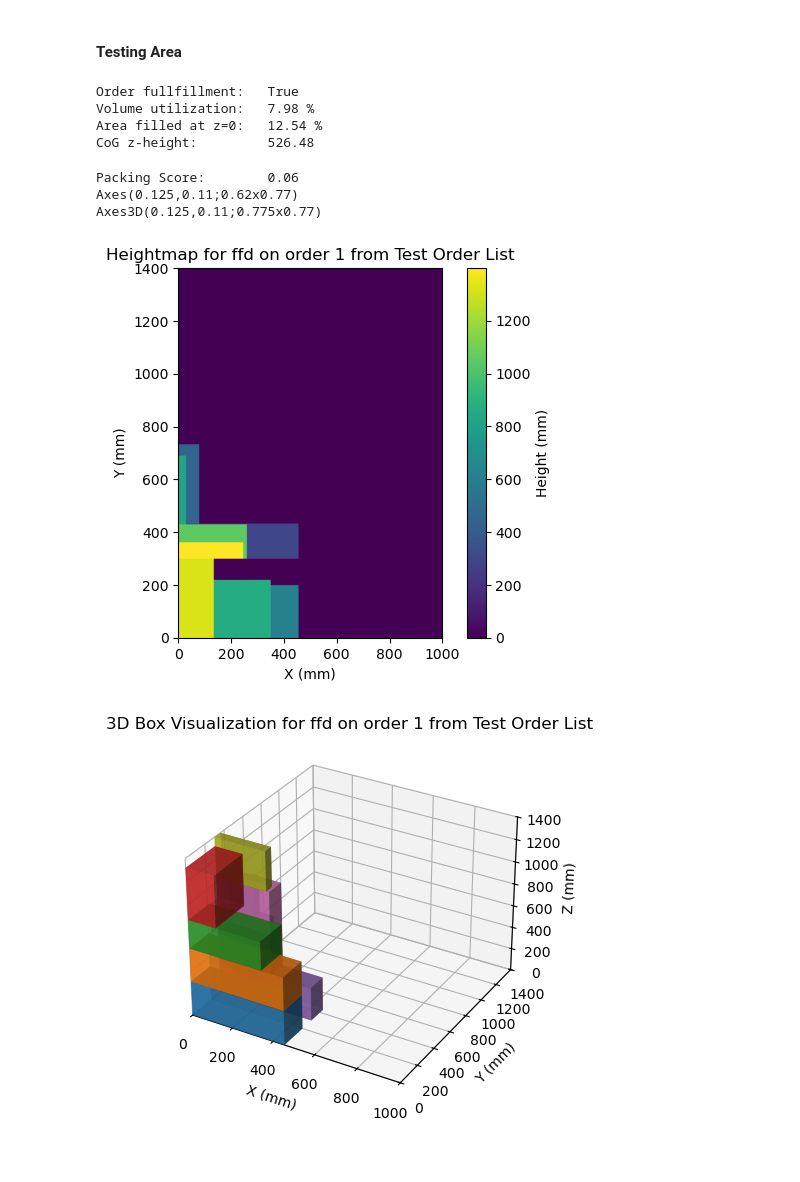
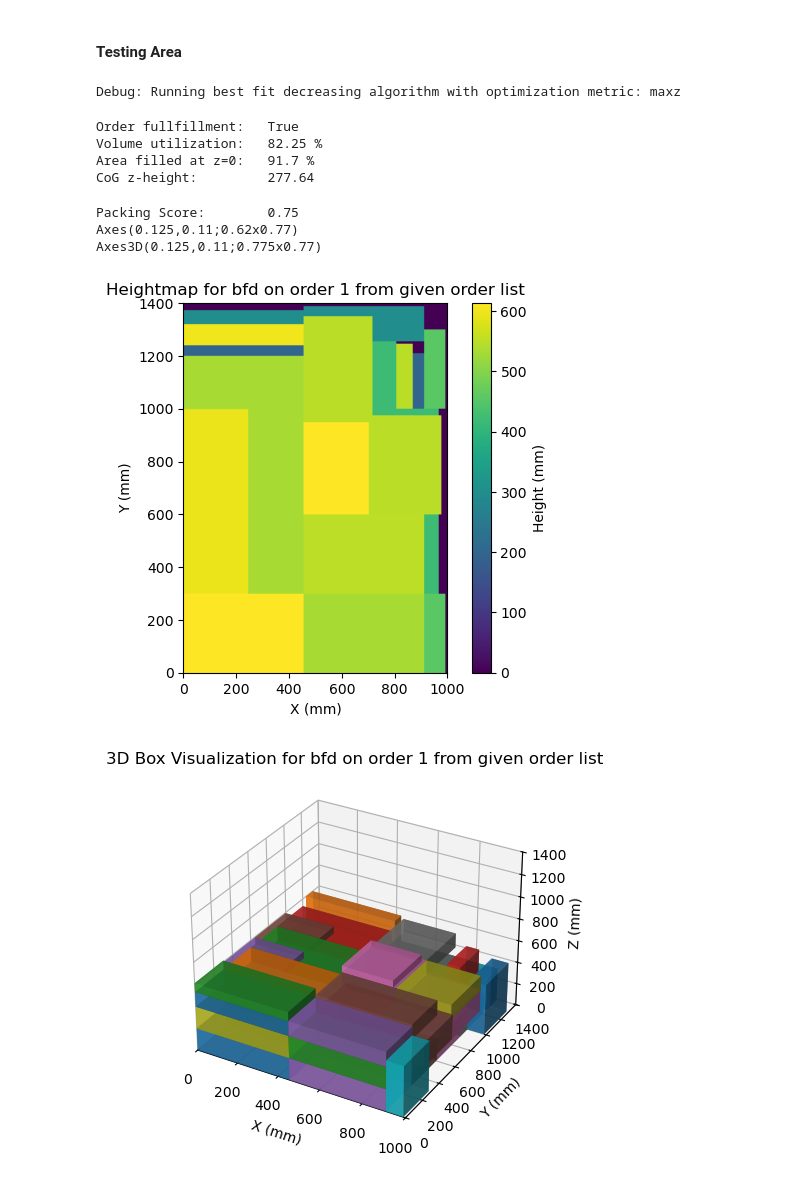
Before and after one commit to xXxCodeSlayerxXx/thesis, a Jupyter notebook: boxoptimizer.ipynb, the cells around one changed output. Saved outputs shown, nothing was run; the diff lists cells and outputs as text; code cells hidden in the pictures.

Commit message:
Added Best Fit Decreasing Algo!

```diff
--- a/boxoptimizer.ipynb
+++ b/boxoptimizer.ipynb
@@ -293,11 +294,12 @@ def process_order(order, algo, max_attempts=DEFAULT_MAX_ATTEMPTS, criterion=DEFA
     if algo == "random":
         place_box_list_random(pallet, box_list, max_attempts)
 
-    elif algo == "ffd" or "first_fit_decreasing":
+    elif algo == "ffd":
         place_box_list_first_fit_decreasing(pallet, box_list, criterion=criterion)
 
-    elif algo == "bfd" or "best_fit_decreasing":
-        place_box_list_best_fit_decreasing(pallet, box_list, criterion=criterion, optimization_metric=metric)
+    elif algo == "bfd":
+        print("Debug: Running best fit decreasing algorithm with optimization metric:", metric)
+        place_box_list_best_fit_decreasing(pallet, box_list, criterion=criterion, opt_metric=metric)
 
     return pallet
 
@@ -325,9 +327,9 @@ def show_pallet_results(pallet, algo, orderID, order_df):
     # Get data for titles
     try:
         same = order_df == orders
-        set_name = "Given Order List"
+        set_name = "given order list"
     except:
-        set_name = "Test Order List"
+        set_name = "test order list"
 
     # Get the visualizations of the pallet
     heightmap_ax = pallet.visualize_heightmap(f"Heightmap for {algo} on order {orderID} from {set_name}")
@@ -484,19 +545,21 @@ def plot_random_performance(trials, max_max_attempts, step):
 # %% [markdown]
 #### Testing Area
 # %%
-current_order_df = test_orders
+current_order_df = orders
 current_orderID = 1
-current_algo = "ffd"
+current_algo = "bfd"
+current_metric = "maxz"
 
-pallet = process_order(current_orderID, algo=current_algo, order_df=current_order_df)
-show_pallet_results(pallet, current_algo, current_orderID, current_order_df)
+testpallet = process_order(current_orderID, algo=current_algo, order_df=current_order_df, metric=current_metric)
+show_pallet_results(testpallet, current_algo, current_orderID, current_order_df)
 # %% [output]
-Order fullfillment:   True
-Volume utilization:   7.98 %
-Area filled at z=0:   12.54 %
-CoG z-height:         526.48
+Debug: Running best fit decreasing algorithm with optimization metric: maxz
-Packing Score:        0.06
-Axes(0.125,0.11;0.62x0.77)
-Axes3D(0.125,0.11;0.775x0.77)
+Order fullfillment:   True
+Volume utilization:   82.25 %
+Area filled at z=0:   91.7 %
+CoG z-height:         277.64
+Packing Score:        0.75
+Axes(0.125,0.11;0.62x0.77)
+Axes3D(0.125,0.11;0.775x0.77)
-[figure, old version]
+[figure, new version]
-[figure, old version]
+[figure, new version]
```
Also changed, not shown: parts of 3 cells of this notebook.
